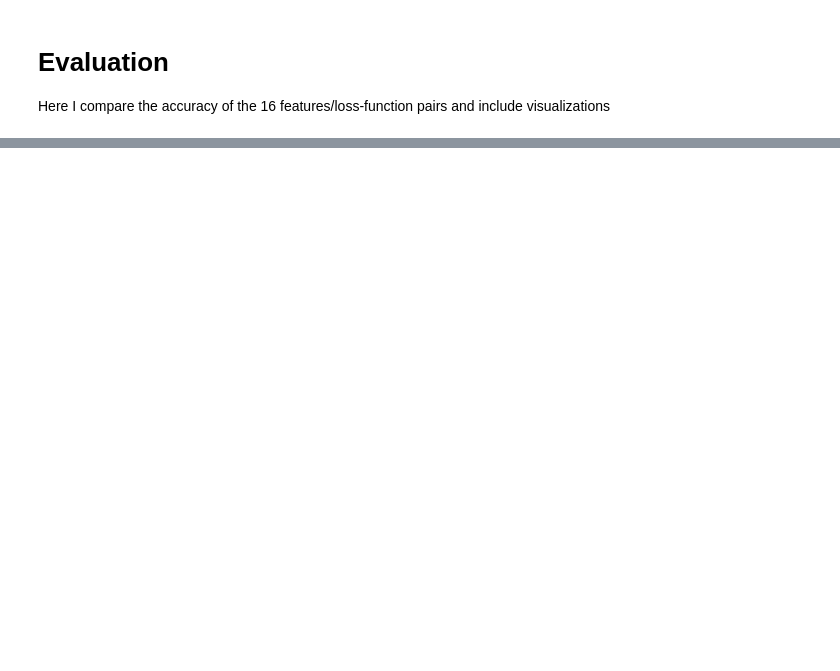
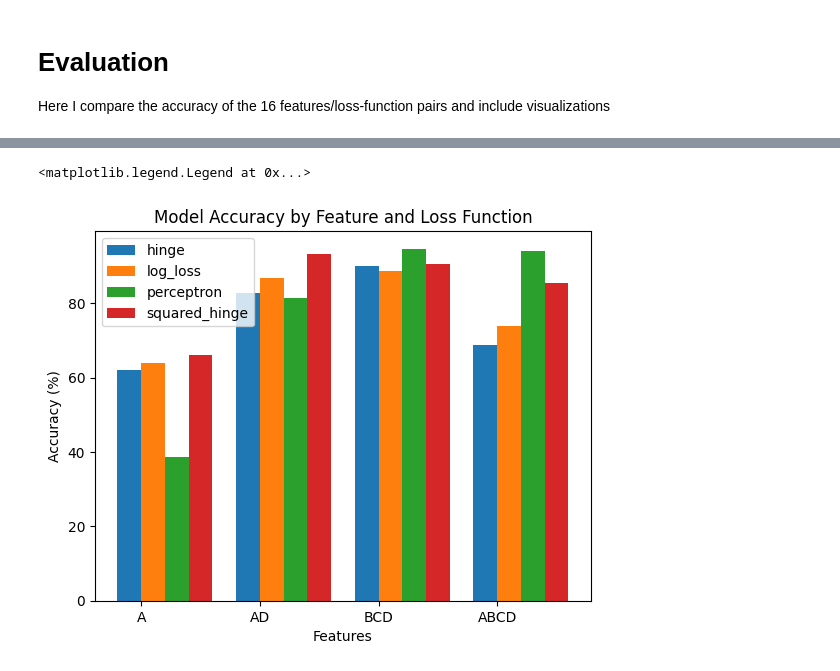
Before and after one commit to thetajwar2003/csc4700-ML, a Jupyter notebook: assignment2/Rahman_Tajwar_AS02.ipynb, the cells around one changed output, grey strips where cells are left out. Drawn from its saved outputs; the diff is of its cells as text; code cells hidden in the pictures; blank space fills up the shorter version.

Commit message:
completed graph

```diff
--- a/assignment2/Rahman_Tajwar_AS02.ipynb
+++ b/assignment2/Rahman_Tajwar_AS02.ipynb
@@ -126,5 +126,5 @@ for loss in loss_functions:
 for loss, acc in accuracies.items():
     print(f"Loss function: {loss}, Accuracy: {acc:.2f}")
 
-overall_accuracies['Feature AD'] = accuracies
+overall_accuracies.append(accuracies)
 # %% [output]
@@ -152,5 +152,5 @@ for loss in loss_functions:
 for loss, acc in accuracies.items():
     print(f"Loss function: {loss}, Accuracy: {acc:.2f}")
 
-overall_accuracies['Feature BCD'] = accuracies
+overall_accuracies.append(accuracies)
 # %% [output]
@@ -179,5 +179,5 @@ for loss in loss_functions:
 for loss, acc in accuracies.items():
     print(f"Loss function: {loss}, Accuracy: {acc:.2f}")
 
-overall_accuracies['Feature ABCD'] = accuracies
+overall_accuracies.append(accuracies)
 # %% [output]
@@ -201,0 +195,30 @@ for _ in overall_accuracies.items():
+# %%
+columns = ['SepalLength', 'SepalWidth', 'PetalLength', 'PetalWidth']
+features = ['A', 'AD', 'BCD', 'ABCD']
+formatted_data = {}
+
+for i, feature_label in enumerate(features):
+    # Initialize a list to hold accuracies for the current feature set
+    formatted_data[feature_label] = []
+    for loss_function in loss_functions:
+        # Append the accuracy for each loss function in the order specified by `loss_functions`
+        formatted_data[feature_label].append(overall_accuracies[i][loss_function])
+# %%
+fig, ax = plt.subplots()
+
+pos = np.arange(len(features))
+bar_width = 0.2
+# Plotting each loss_function's accuracy per feature
+for i, loss_fn in enumerate(loss_functions):
+    accuracies = [formatted_data[feature][i]*100 for feature in features]
+    ax.bar(pos + i * bar_width, accuracies, bar_width, label=loss_fn)
+
+ax.set_xlabel('Features')
+ax.set_ylabel('Accuracy (%)')
+ax.set_title('Model Accuracy by Feature and Loss Function')
+ax.set_xticks(pos + bar_width / 2)
+ax.set_xticklabels(features)
+ax.legend()
+# %% [output]
+<matplotlib.legend.Legend at 0x...>
+[figure, added]
```
Also changed, not shown: parts of 7 cells of this notebook.
